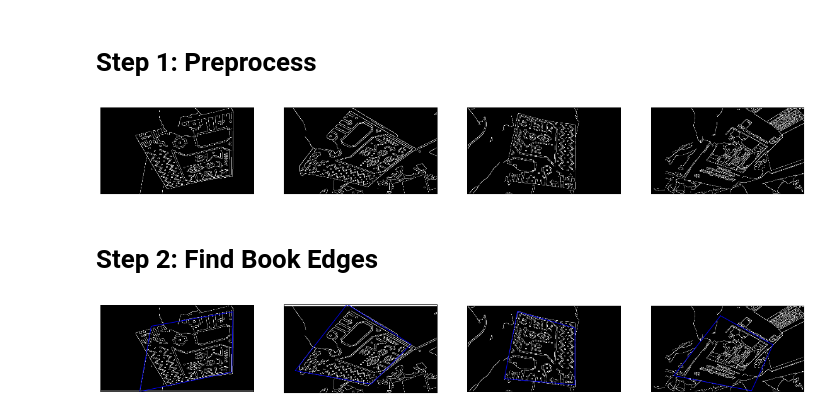
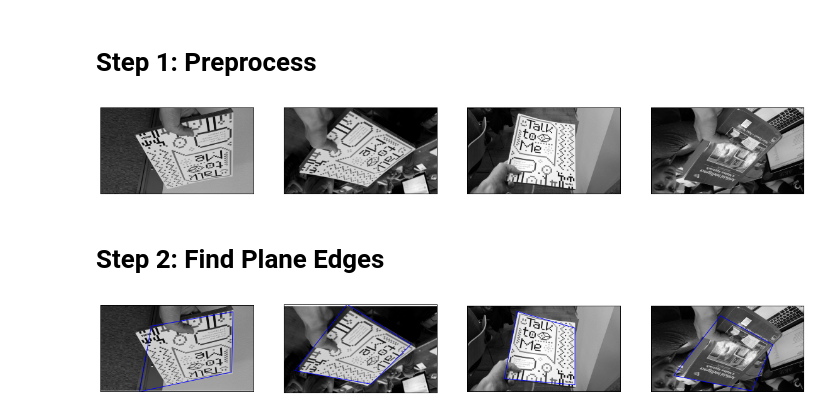
Before and after one commit to TreeHacks15/cv_prototyping, a Jupyter notebook: image_prototyping_lucas.py.ipynb, the cells around one changed output. Drawn from its saved outputs; the diff is of its cells as text; code cells hidden in the pictures.

```diff
--- a/image_prototyping_lucas.py.ipynb
+++ b/image_prototyping_lucas.py.ipynb
@@ -18,24 +18,26 @@ show_images(images);
 # %% [markdown]
 # Step 1: Preprocess
 # %%
-from utils import preprocess_image
-images = [preprocess_image(img) for img in images]
+from preprocessing import Preprocess_T
+pre = Preprocess_T()
+images = [pre.transform(img) for img in images]
 # %%
 show_images(images);
 # %% [output]
-[figure, old version]
+[figure, new version]
 # %% [markdown]
-# Step 2: Find Book Edges
+# Step 2: Find Plane Edges
 # %%
-from utils import find_book
-books = [find_book(img) for img in images]
+from corner_detection import CornerDetector
+detector = CornerDetector()
+planes = [detector.transform(img) for img in images]
 # %%
 fig, axes = show_images(images)
 
 for i, ax in enumerate(axes):
-    book = books[i]
-    xs = [p[0] for p in book] + [book[0][0]]
-    ys = [p[1] for p in book] + [book[0][1]]
+    plane = planes[i]
+    xs = [p[0] for p in plane] + [plane[0][0]]
+    ys = [p[1] for p in plane] + [plane[0][1]]
     ax.plot(xs,ys)
 # %% [output]
-[figure, old version]
+[figure, new version]
```
